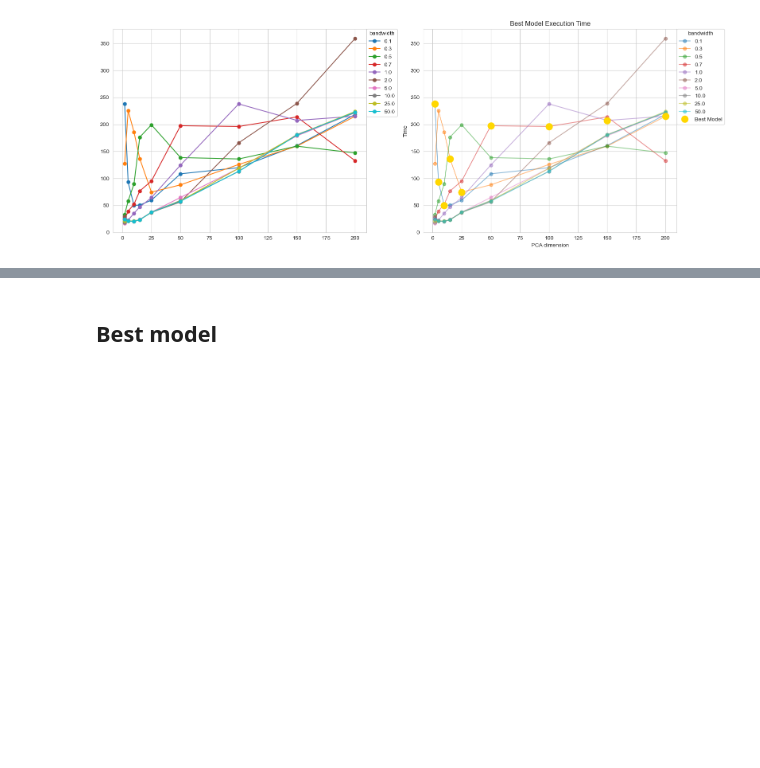
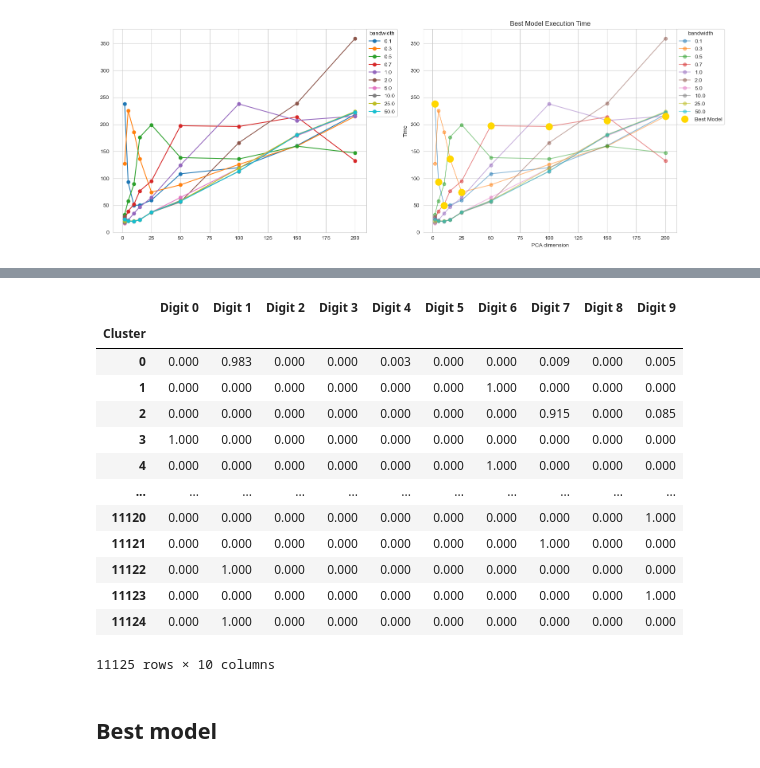
Before and after one commit to RuieX/clustering, a Jupyter notebook: src/notebooks/mean_shift.ipynb, the cells around one changed output, grey strips where cells are left out. Cells and saved outputs as stored; diff of their text form; code cells hidden in the pictures; blank space fills up the shorter version.

```diff
--- a/src/notebooks/mean_shift.ipynb
+++ b/src/notebooks/mean_shift.ipynb
@@ -99,6 +99,6 @@ mean_shift_evaluation.plot_time_with_highlight(save=True)
 # %% [output]
 [figure]
 # %%
-from src.models.clustering import plot_cluster_frequencies
+from src.models.clustering import plot_cluster_frequencies, plot_cluster_composition
 
-plot_cluster_frequencies(data=data, model_name=mean_shift_evaluation.model_name, best_model_info=mean_shift_evaluation.best_model())
+beststst = mean_shift_evaluation.best_model()
@@ -107,3 +109,20 @@ plot_cluster_frequencies(data=data, model_name=mean_shift_evaluation.model_name,
+# %%
+plot_cluster_composition(data=data, model_name=mean_shift_evaluation.model_name, best_model_info=beststst)
+# %% [output]
+|  | Digit 0 | Digit 1 | Digit 2 | Digit 3 | Digit 4 | Digit 5 | Digit 6 | Digit 7 | Digit 8 | Digit 9 |
+| Cluster |  |  |  |  |  |  |  |  |  |  |
+| 0 | 0.000 | 0.983 | 0.000 | 0.000 | 0.003 | 0.000 | 0.000 | 0.009 | 0.000 | 0.005 |
+| 1 | 0.000 | 0.000 | 0.000 | 0.000 | 0.000 | 0.000 | 1.000 | 0.000 | 0.000 | 0.000 |
+| 2 | 0.000 | 0.000 | 0.000 | 0.000 | 0.000 | 0.000 | 0.000 | 0.915 | 0.000 | 0.085 |
+| 3 | 1.000 | 0.000 | 0.000 | 0.000 | 0.000 | 0.000 | 0.000 | 0.000 | 0.000 | 0.000 |
+| 4 | 0.000 | 0.000 | 0.000 | 0.000 | 0.000 | 0.000 | 1.000 | 0.000 | 0.000 | 0.000 |
+| ... | ... | ... | ... | ... | ... | ... | ... | ... | ... | ... |
+| 11120 | 0.000 | 0.000 | 0.000 | 0.000 | 0.000 | 0.000 | 0.000 | 0.000 | 0.000 | 1.000 |
+| 11121 | 0.000 | 0.000 | 0.000 | 0.000 | 0.000 | 0.000 | 0.000 | 1.000 | 0.000 | 0.000 |
+| 11122 | 0.000 | 1.000 | 0.000 | 0.000 | 0.000 | 0.000 | 0.000 | 0.000 | 0.000 | 0.000 |
+| 11123 | 0.000 | 0.000 | 0.000 | 0.000 | 0.000 | 0.000 | 0.000 | 0.000 | 0.000 | 1.000 |
+| 11124 | 0.000 | 1.000 | 0.000 | 0.000 | 0.000 | 0.000 | 0.000 | 0.000 | 0.000 | 0.000 |
+11125 rows × 10 columns
 # %% [markdown]
 ## Best model
 # %%
```
Also changed, not shown: parts of 2 cells of this notebook, 3 other files.
